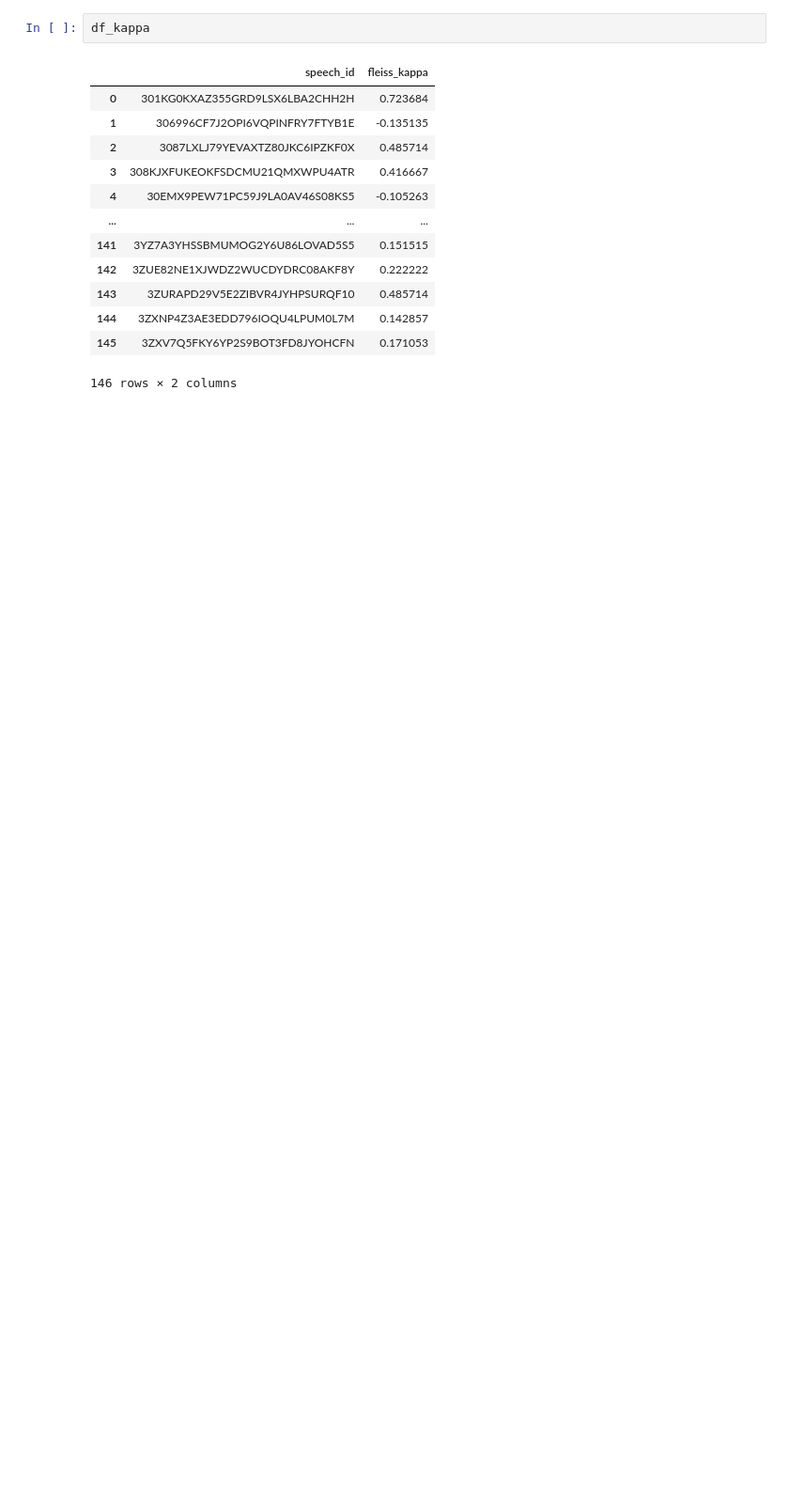
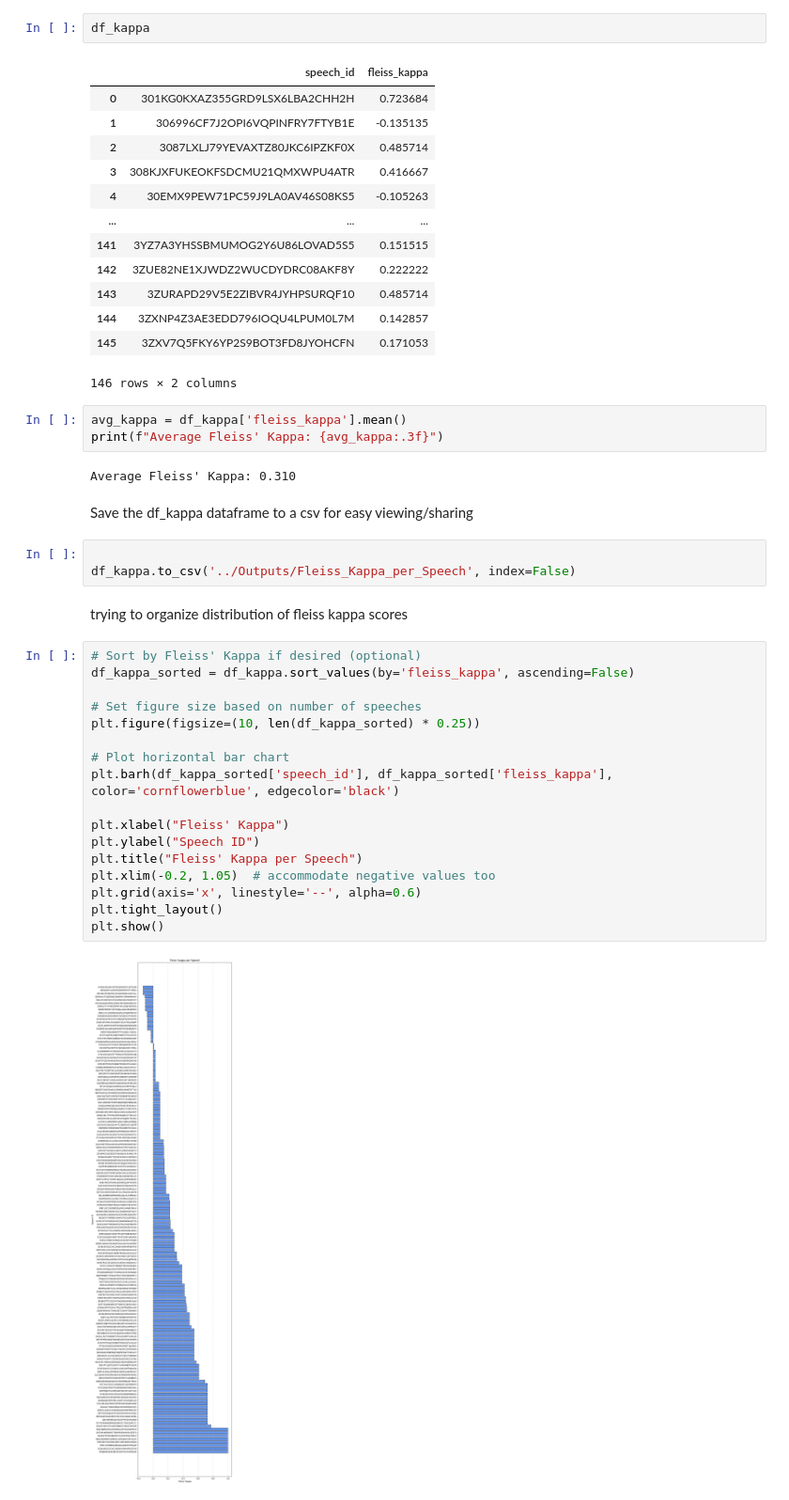
Before and after one commit to toletich311/manifesto_annotations, a Jupyter notebook: Annotations/Annotations_Speech_Statistics.ipynb, the cells around one changed output. Shown at 94% size. Drawn from its saved outputs; the diff is of its cells as text; blank space fills up the shorter version.

```diff
--- a/Annotations/Annotations_Speech_Statistics.ipynb
+++ b/Annotations/Annotations_Speech_Statistics.ipynb
@@ -202,3 +205,34 @@ df_kappa
 | 144 | 3ZXNP4Z3AE3EDD796IOQU4LPUM0L7M | 0.142857 |
 | 145 | 3ZXV7Q5FKY6YP2S9BOT3FD8JYOHCFN | 0.171053 |
 146 rows × 2 columns
+# %%
+avg_kappa = df_kappa['fleiss_kappa'].mean()
+print(f"Average Fleiss' Kappa: {avg_kappa:.3f}")
+# %% [output]
+Average Fleiss' Kappa: 0.310
+# %% [markdown]
+Save the df_kappa dataframe to a csv for easy viewing/sharing
+# %%
+
+df_kappa.to_csv('../Outputs/Fleiss_Kappa_per_Speech', index=False)
+# %% [markdown]
+trying to organize distribution of fleiss kappa scores
+# %%
+# Sort by Fleiss' Kappa if desired (optional)
+df_kappa_sorted = df_kappa.sort_values(by='fleiss_kappa', ascending=False)
+
+# Set figure size based on number of speeches
+plt.figure(figsize=(10, len(df_kappa_sorted) * 0.25))
+
+# Plot horizontal bar chart
+plt.barh(df_kappa_sorted['speech_id'], df_kappa_sorted['fleiss_kappa'], color='cornflowerblue', edgecolor='black')
+
+plt.xlabel("Fleiss' Kappa")
+plt.ylabel("Speech ID")
+plt.title("Fleiss' Kappa per Speech")
+plt.xlim(-0.2, 1.05)  # accommodate negative values too
+plt.grid(axis='x', linestyle='--', alpha=0.6)
+plt.tight_layout()
+plt.show()
+# %% [output]
+[figure, added]
```
Also changed, not shown: parts of 13 cells of this notebook, 1 other file.
